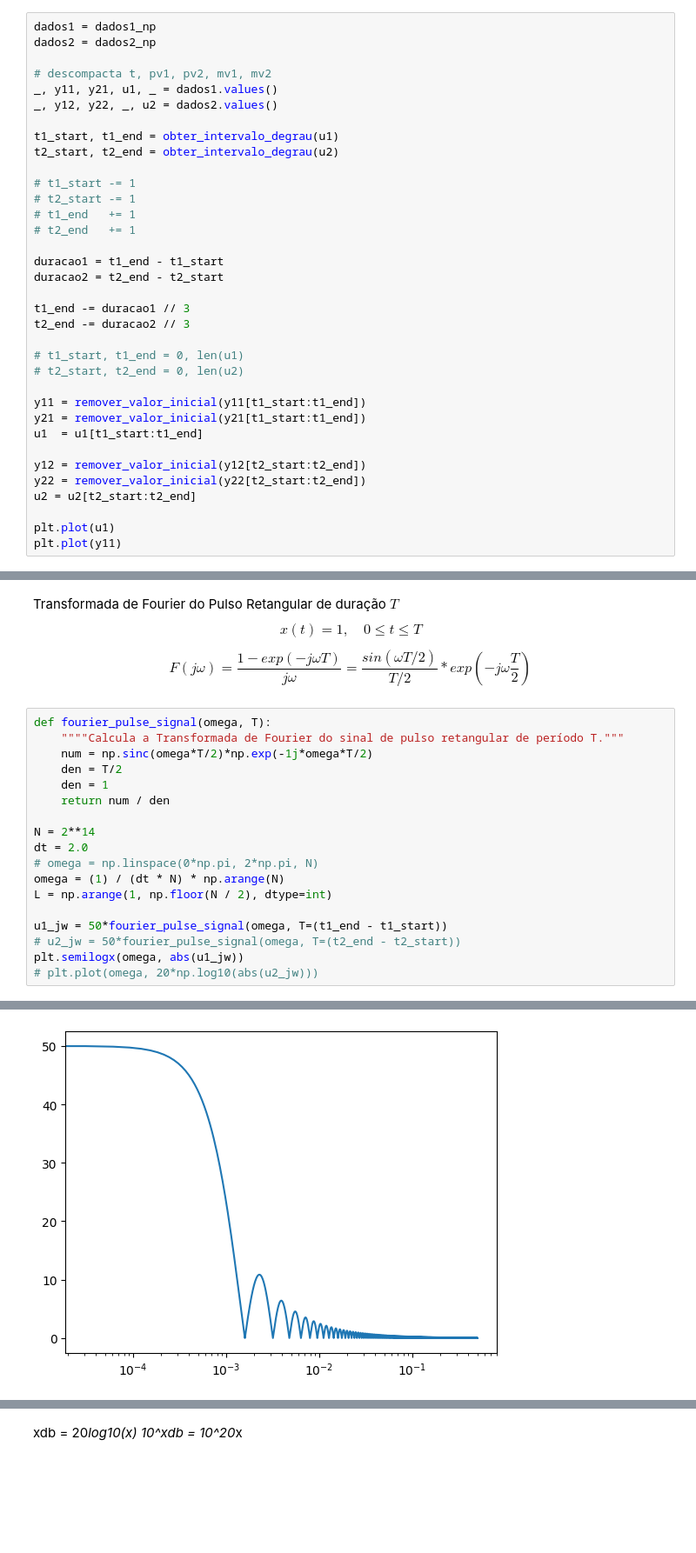
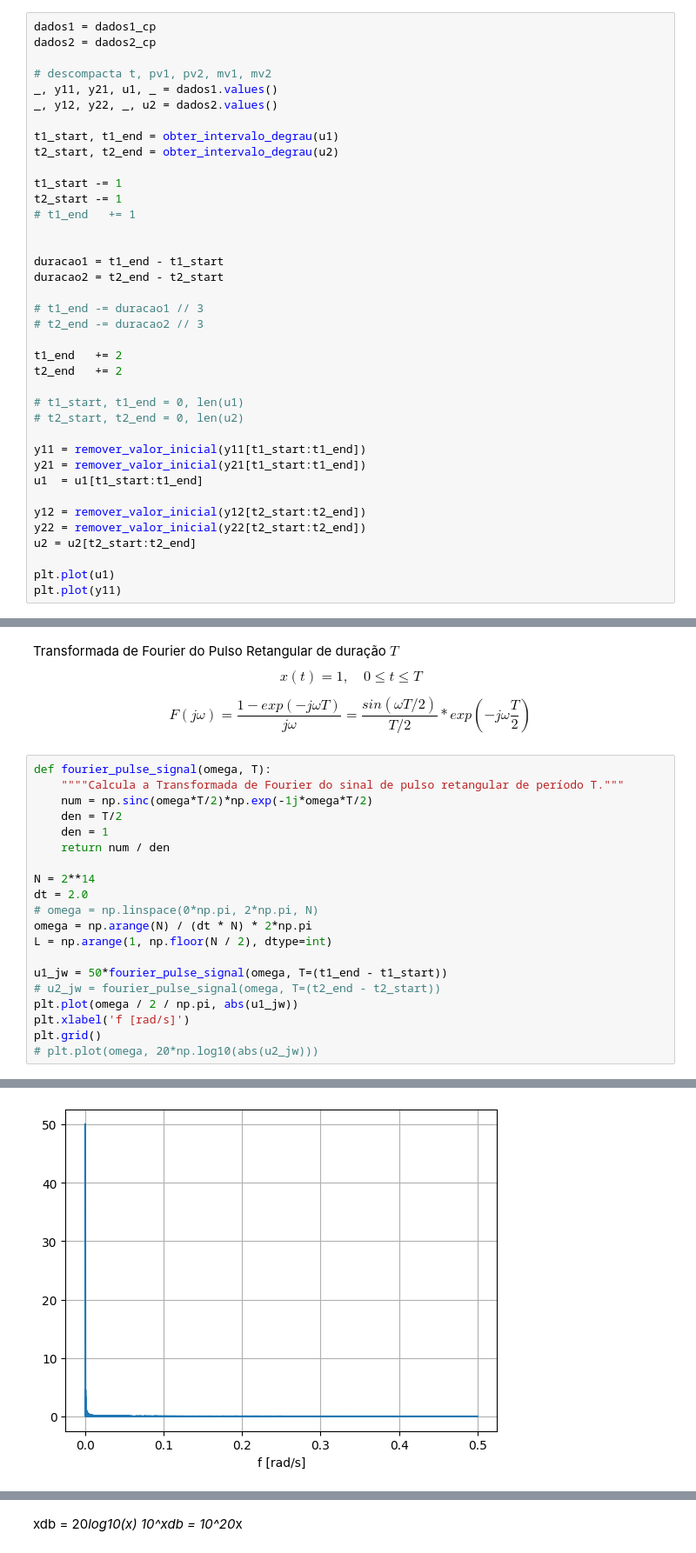
Before and after one commit to william-hazem/Model-Predictive-Control, a Jupyter notebook: identificacao/experimento.ipynb, the cells around one changed output, grey strips where cells are left out. Shown at 87% size. Drawn from its saved outputs; the diff is of its cells as text; blank space fills up the shorter version.

```diff
--- a/identificacao/experimento.ipynb
+++ b/identificacao/experimento.ipynb
@@ -193,8 +181,8 @@ A notação utilizada a seguir será na forma $y_{ab}$ em que $a$ é a saída me
 
 O Trecho de código a seguir, faz a mudança de nomeclatura e particiona no tempo as amostras dos sinais coletados a partir do instante em que o pulso retangular foi aplicado até o comprimento aplicado.
 # %%
-dados1 = dados1_np
-dados2 = dados2_np
+dados1 = dados1_cp
+dados2 = dados2_cp
 
 # descompacta t, pv1, pv2, mv1, mv2
 _, y11, y21, u1, _ = dados1.values()
@@ -203,16 +191,19 @@ _, y12, y22, _, u2 = dados2.values()
 t1_start, t1_end = obter_intervalo_degrau(u1)
 t2_start, t2_end = obter_intervalo_degrau(u2)
 
-# t1_start -= 1
-# t2_start -= 1
+t1_start -= 1
+t2_start -= 1
 # t1_end   += 1
-# t2_end   += 1
+
 
 duracao1 = t1_end - t1_start
 duracao2 = t2_end - t2_start
 
-t1_end -= duracao1 // 3
-t2_end -= duracao2 // 3
+# t1_end -= duracao1 // 3
+# t2_end -= duracao2 // 3
+
+t1_end   += 2
+t2_end   += 2
 
 # t1_start, t1_end = 0, len(u1)
 # t2_start, t2_end = 0, len(u2)
@@ -250,11 +241,13 @@ def fourier_pulse_signal(omega, T):
 N = 2**14
 dt = 2.0
 # omega = np.linspace(0*np.pi, 2*np.pi, N)
-omega = (1) / (dt * N) * np.arange(N)
+omega = np.arange(N) / (dt * N) * 2*np.pi
 L = np.arange(1, np.floor(N / 2), dtype=int)
 
 u1_jw = 50*fourier_pulse_signal(omega, T=(t1_end - t1_start))
-# u2_jw = 50*fourier_pulse_signal(omega, T=(t2_end - t2_start))
-plt.semilogx(omega, abs(u1_jw))
+# u2_jw = fourier_pulse_signal(omega, T=(t2_end - t2_start))
+plt.plot(omega / 2 / np.pi, abs(u1_jw))
+plt.xlabel('f [rad/s]')
+plt.grid()
 # plt.plot(omega, 20*np.log10(abs(u2_jw)))
 # %% [output]
@@ -262 +254 @@ plt.semilogx(omega, abs(u1_jw))
-[figure, old version]
+[figure, new version]
```
Also changed, not shown: parts of 7 cells of this notebook.
